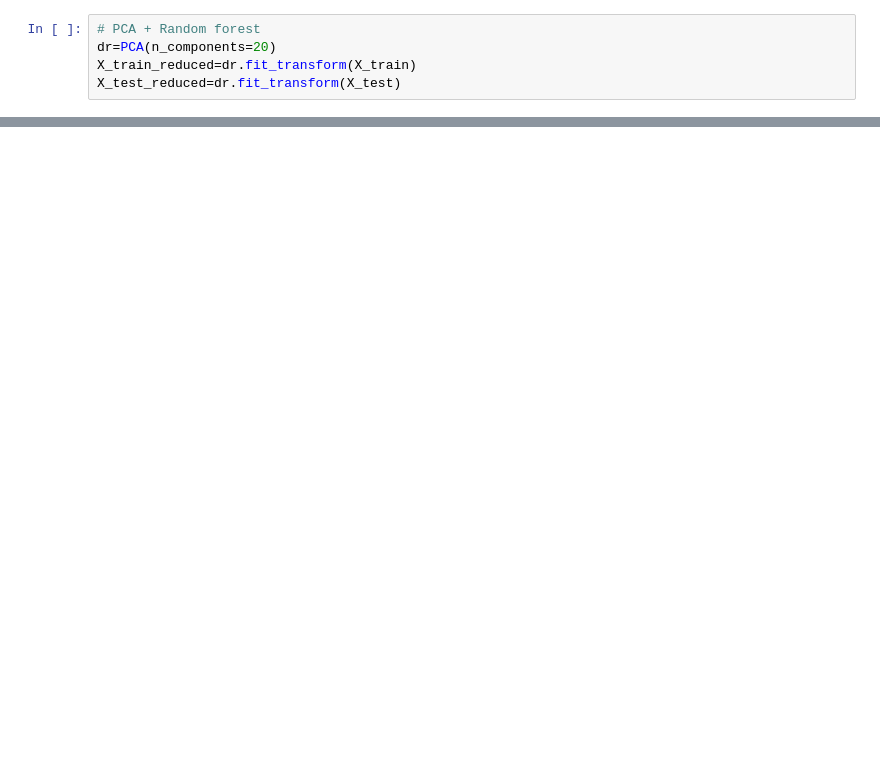
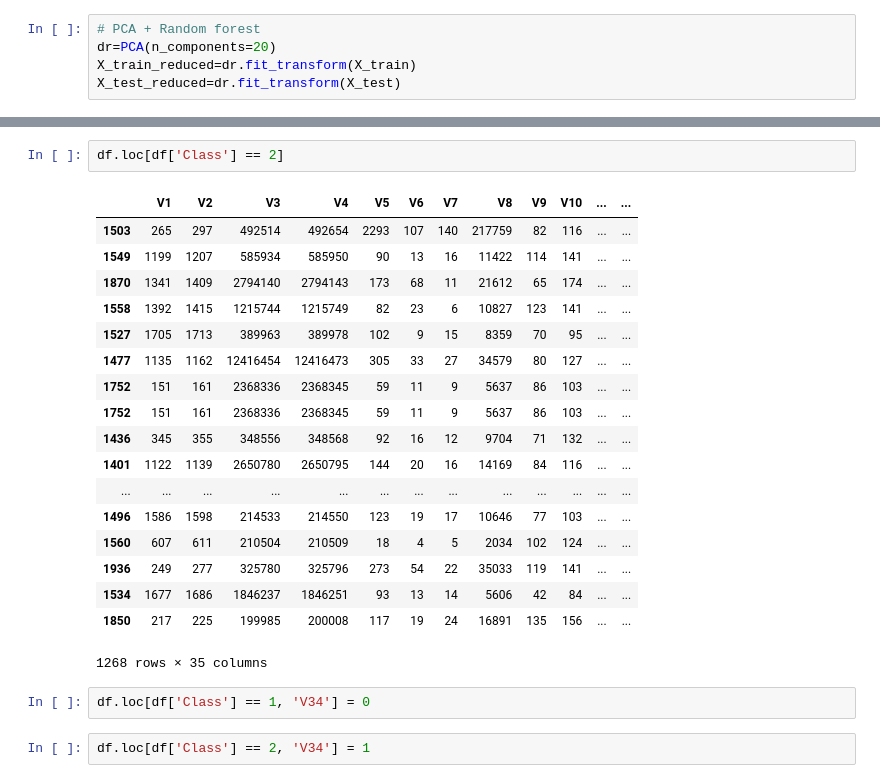
Before and after one commit to dhirensr/steel_fault_detection, a Jupyter notebook: steel_data_analysis.ipynb, the cells around one changed output, grey strips where cells are left out. Saved outputs shown, nothing was run; the diff lists cells and outputs as text; blank space fills up the shorter version.

```diff
--- a/steel_data_analysis.ipynb
+++ b/steel_data_analysis.ipynb
@@ -176,0 +189,25 @@ Accuracy_Score= 0.6621078037007241
+# %%
+df.loc[df['Class'] == 2]
+# %% [output]
+|  | V1 | V2 | V3 | V4 | V5 | V6 | V7 | V8 | V9 | V10 | ... | ... |
+| 1503 | 265 | 297 | 492514 | 492654 | 2293 | 107 | 140 | 217759 | 82 | 116 | ... | ... |
+| 1549 | 1199 | 1207 | 585934 | 585950 | 90 | 13 | 16 | 11422 | 114 | 141 | ... | ... |
+| 1870 | 1341 | 1409 | 2794140 | 2794143 | 173 | 68 | 11 | 21612 | 65 | 174 | ... | ... |
+| 1558 | 1392 | 1415 | 1215744 | 1215749 | 82 | 23 | 6 | 10827 | 123 | 141 | ... | ... |
+| 1527 | 1705 | 1713 | 389963 | 389978 | 102 | 9 | 15 | 8359 | 70 | 95 | ... | ... |
+| 1477 | 1135 | 1162 | 12416454 | 12416473 | 305 | 33 | 27 | 34579 | 80 | 127 | ... | ... |
+| 1752 | 151 | 161 | 2368336 | 2368345 | 59 | 11 | 9 | 5637 | 86 | 103 | ... | ... |
+| 1752 | 151 | 161 | 2368336 | 2368345 | 59 | 11 | 9 | 5637 | 86 | 103 | ... | ... |
+| 1436 | 345 | 355 | 348556 | 348568 | 92 | 16 | 12 | 9704 | 71 | 132 | ... | ... |
+| 1401 | 1122 | 1139 | 2650780 | 2650795 | 144 | 20 | 16 | 14169 | 84 | 116 | ... | ... |
+| ... | ... | ... | ... | ... | ... | ... | ... | ... | ... | ... | ... | ... |
+| 1496 | 1586 | 1598 | 214533 | 214550 | 123 | 19 | 17 | 10646 | 77 | 103 | ... | ... |
+| 1560 | 607 | 611 | 210504 | 210509 | 18 | 4 | 5 | 2034 | 102 | 124 | ... | ... |
+| 1936 | 249 | 277 | 325780 | 325796 | 273 | 54 | 22 | 35033 | 119 | 141 | ... | ... |
+| 1534 | 1677 | 1686 | 1846237 | 1846251 | 93 | 13 | 14 | 5606 | 42 | 84 | ... | ... |
+| 1850 | 217 | 225 | 199985 | 200008 | 117 | 19 | 24 | 16891 | 135 | 156 | ... | ... |
+1268 rows × 35 columns
+# %%
+df.loc[df['Class'] == 1, 'V34'] = 0
+# %%
+df.loc[df['Class'] == 2, 'V34'] = 1
```
Also changed, not shown: parts of 10 cells of this notebook.
